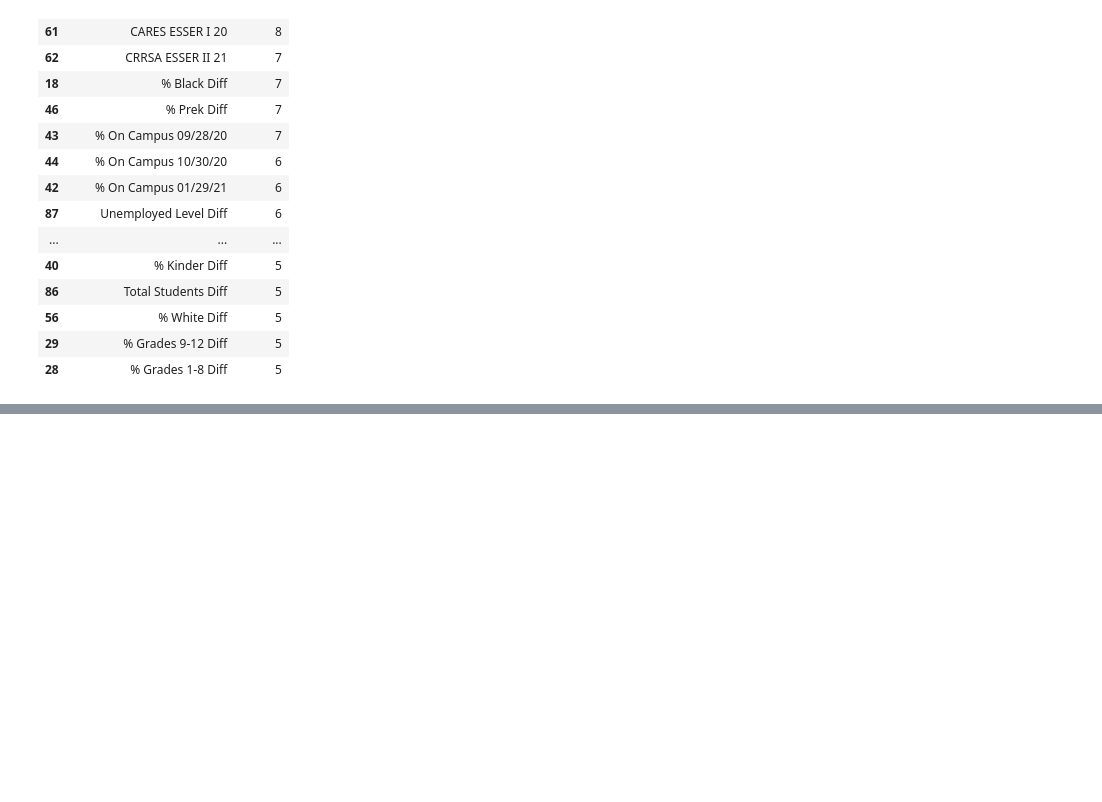
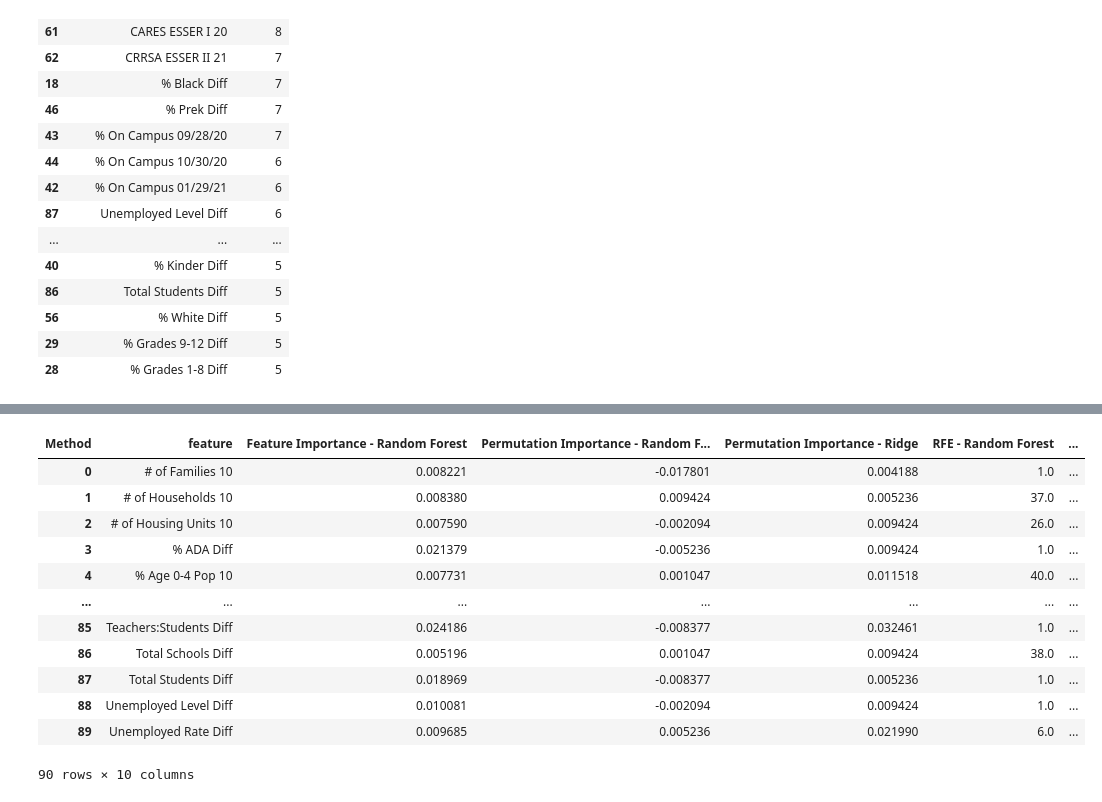
Before and after one commit to j-y-yu/LearningLoss, a Jupyter notebook: src/processing/Feature_Selection_Reading.ipynb, the cells around one changed output, grey strips where cells are left out. Saved outputs shown, nothing was run; the diff lists cells and outputs as text; code cells hidden in the pictures; blank space fills up the shorter version.

```diff
--- a/src/processing/Feature_Selection_Reading.ipynb
+++ b/src/processing/Feature_Selection_Reading.ipynb
@@ -679,0 +506,18 @@ report.to_csv('Feature_Selection_Reading_Report.csv', index=False)
+# %%
+importance=results.pivot(index="feature", columns="Method", values="score").reset_index()
+importance.to_csv('importance_reading.csv', index=False)
+importance
+# %% [output]
+| Method | feature | Feature Importance - Random Forest | Permutation Importance - Random F... | Permutation Importance - Ridge | RFE - Random Forest | ... |
+| 0 | # of Families 10 | 0.008221 | -0.017801 | 0.004188 | 1.0 | ... |
+| 1 | # of Households 10 | 0.008380 | 0.009424 | 0.005236 | 37.0 | ... |
+| 2 | # of Housing Units 10 | 0.007590 | -0.002094 | 0.009424 | 26.0 | ... |
+| 3 | % ADA Diff | 0.021379 | -0.005236 | 0.009424 | 1.0 | ... |
+| 4 | % Age 0-4 Pop 10 | 0.007731 | 0.001047 | 0.011518 | 40.0 | ... |
+| ... | ... | ... | ... | ... | ... | ... |
+| 85 | Teachers:Students Diff | 0.024186 | -0.008377 | 0.032461 | 1.0 | ... |
+| 86 | Total Schools Diff | 0.005196 | 0.001047 | 0.009424 | 38.0 | ... |
+| 87 | Total Students Diff | 0.018969 | -0.008377 | 0.005236 | 1.0 | ... |
+| 88 | Unemployed Level Diff | 0.010081 | -0.002094 | 0.009424 | 1.0 | ... |
+| 89 | Unemployed Rate Diff | 0.009685 | 0.005236 | 0.021990 | 6.0 | ... |
+90 rows × 10 columns
```
Also changed, not shown: parts of 37 cells of this notebook, 7 other files.
